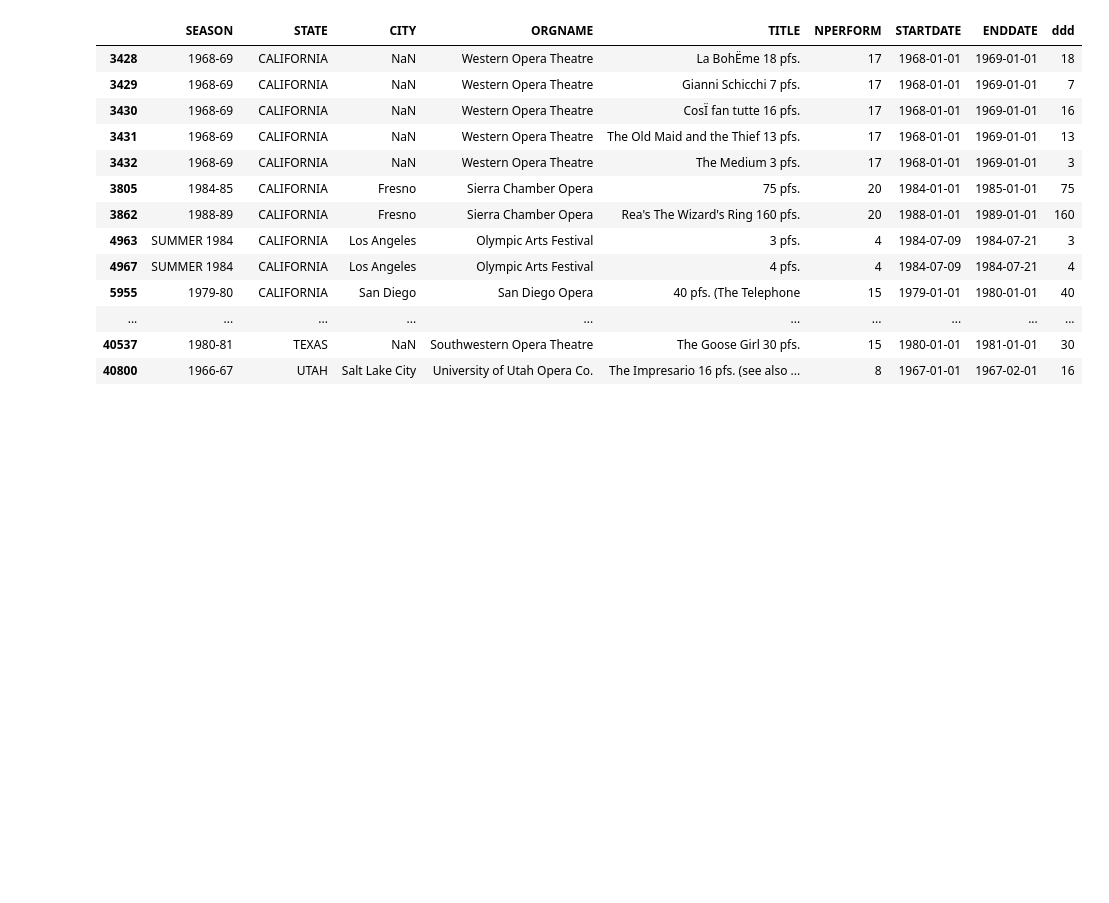
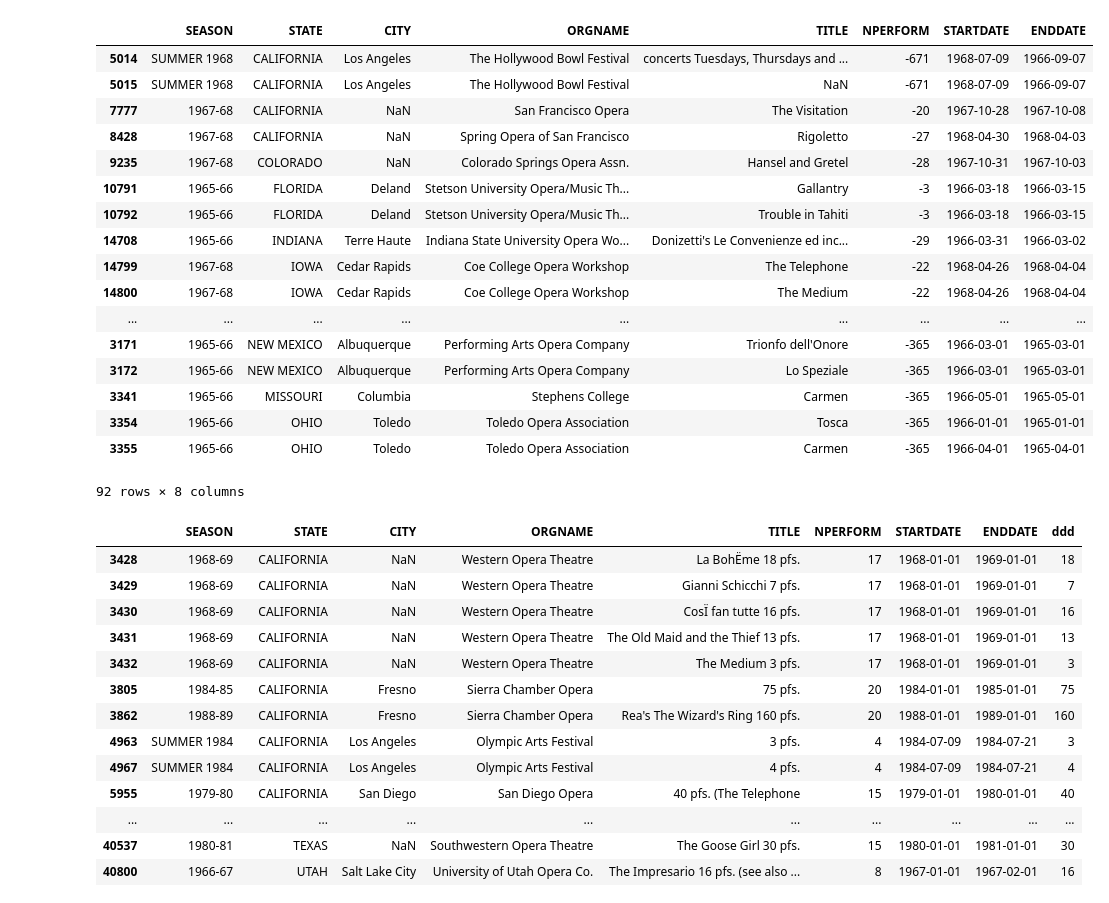
Before and after one commit to lievcin/zipf_opera, a Jupyter notebook: notebooks/1. Data scraping/listings - NADAC.ipynb, the cells around one changed output. Saved outputs shown, nothing was run; the diff lists cells and outputs as text; code cells hidden in the pictures; blank space fills up the shorter version.

Commit message:
updates to operabase, nadac, levenstein distance mappings

```diff
--- a/notebooks/1. Data scraping/listings - NADAC.ipynb
+++ b/notebooks/1. Data scraping/listings - NADAC.ipynb
@@ -211,7 +211,29 @@ df['TITLE'] = df.apply(lambda row: clean_title(row['TITLE']), axis=1)
 df.to_csv('../../data/processed/listings/nadac_2.csv')
 # %%
 import pandas as pd
-df = pd.read_csv('../../data/processed/listings/nadac_2.csv', index_col=0)
+df = pd.read_csv('../../data/processed/listings/nadac.csv', index_col=0)
+# %%
+df[df['NPERFORM'] < 0]
+# df.head()
+# %% [output]
+|  | SEASON | STATE | CITY | ORGNAME | TITLE | NPERFORM | STARTDATE | ENDDATE |
+| 5014 | SUMMER 1968 | CALIFORNIA | Los Angeles | The Hollywood Bowl Festival | concerts Tuesdays, Thursdays and ... | -671 | 1968-07-09 | 1966-09-07 |
+| 5015 | SUMMER 1968 | CALIFORNIA | Los Angeles | The Hollywood Bowl Festival | NaN | -671 | 1968-07-09 | 1966-09-07 |
+| 7777 | 1967-68 | CALIFORNIA | NaN | San Francisco Opera | The Visitation | -20 | 1967-10-28 | 1967-10-08 |
+| 8428 | 1967-68 | CALIFORNIA | NaN | Spring Opera of San Francisco | Rigoletto | -27 | 1968-04-30 | 1968-04-03 |
+| 9235 | 1967-68 | COLORADO | NaN | Colorado Springs Opera Assn. | Hansel and Gretel | -28 | 1967-10-31 | 1967-10-03 |
+| 10791 | 1965-66 | FLORIDA | Deland | Stetson University Opera/Music Th... | Gallantry | -3 | 1966-03-18 | 1966-03-15 |
+| 10792 | 1965-66 | FLORIDA | Deland | Stetson University Opera/Music Th... | Trouble in Tahiti | -3 | 1966-03-18 | 1966-03-15 |
+| 14708 | 1965-66 | INDIANA | Terre Haute | Indiana State University Opera Wo... | Donizetti's Le Convenienze ed inc... | -29 | 1966-03-31 | 1966-03-02 |
+| 14799 | 1967-68 | IOWA | Cedar Rapids | Coe College Opera Workshop | The Telephone | -22 | 1968-04-26 | 1968-04-04 |
+| 14800 | 1967-68 | IOWA | Cedar Rapids | Coe College Opera Workshop | The Medium | -22 | 1968-04-26 | 1968-04-04 |
+| ... | ... | ... | ... | ... | ... | ... | ... | ... |
+| 3171 | 1965-66 | NEW MEXICO | Albuquerque | Performing Arts Opera Company | Trionfo dell'Onore | -365 | 1966-03-01 | 1965-03-01 |
+| 3172 | 1965-66 | NEW MEXICO | Albuquerque | Performing Arts Opera Company | Lo Speziale | -365 | 1966-03-01 | 1965-03-01 |
+| 3341 | 1965-66 | MISSOURI | Columbia | Stephens College | Carmen | -365 | 1966-05-01 | 1965-05-01 |
+| 3354 | 1965-66 | OHIO | Toledo | Toledo Opera Association | Tosca | -365 | 1966-01-01 | 1965-01-01 |
+| 3355 | 1965-66 | OHIO | Toledo | Toledo Opera Association | Carmen | -365 | 1966-04-01 | 1965-04-01 |
+92 rows × 8 columns
 # %%
 # df_final[df_final['TITLE'].str.contains('pfs')]
 import re
```
Also changed, not shown: 5 other files.
